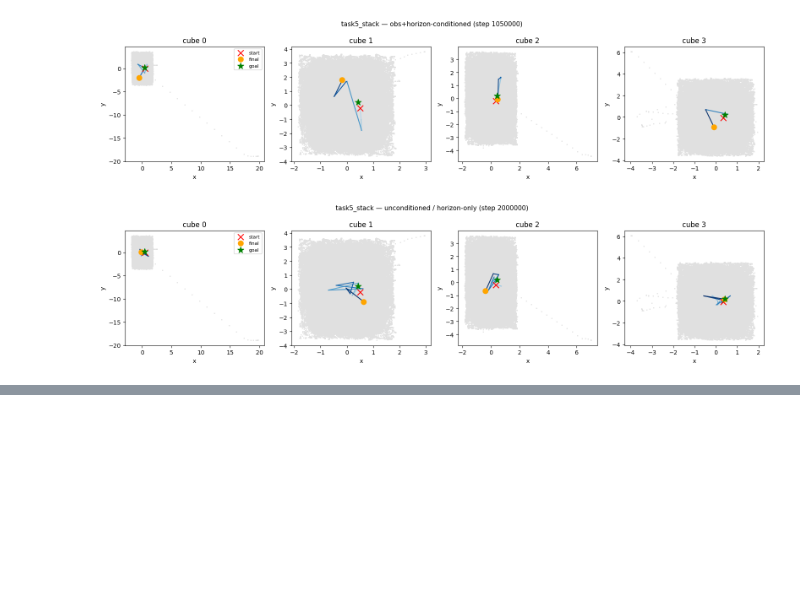
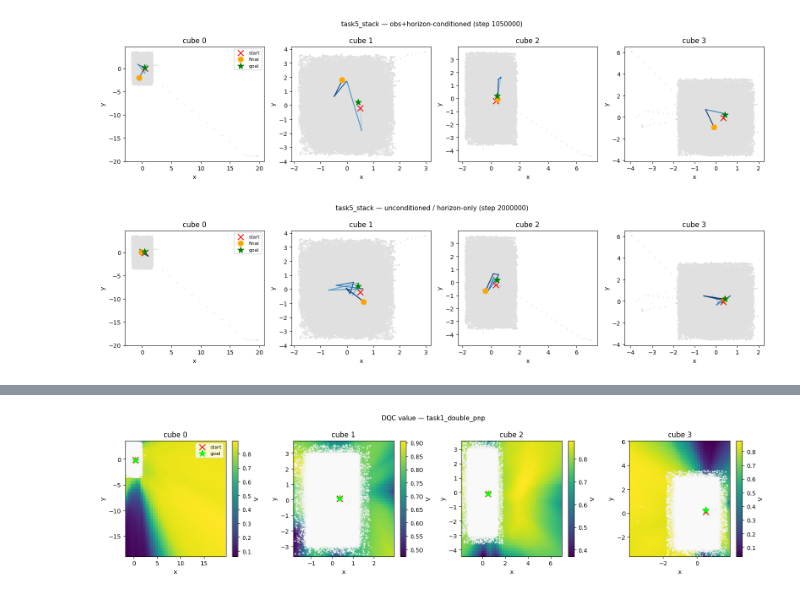
Before and after one commit to jnzhao3/horizon-reduction, a Jupyter notebook: 14_cube_quadruple_subgoal_proposer.ipynb, the cells around one changed output, grey strips where cells are left out. Cells and saved outputs as stored; diff of their text form; code cells hidden in the pictures; blank space fills up the shorter version.

```diff
--- a/14_cube_quadruple_subgoal_proposer.ipynb
+++ b/14_cube_quadruple_subgoal_proposer.ipynb
@@ -513,0 +576,9 @@ for task_info in task_infos:
+# %%
+dqc_dataset = CGCDataset(base_train_dataset, config=dqc_agent_config)
+dqc_example_batch = dqc_dataset.sample(1)
+
+dqc_agent = agent_registry[dqc_agent_config['agent_name']].create(
+    base_config['seed'], dqc_example_batch, dqc_agent_config,
+)
+dqc_agent = restore_agent(dqc_agent, DQC_PATH, DQC_CKPT)
+print(f'Restored DQC agent from step {DQC_CKPT}')
@@ -513,0 +604,6 @@ for task_info in task_infos:
+# %%
+horizon = 100
+num_samples = 128
+# %%
+rng = jax.random.PRNGKey(1001)
+sample_rng, rng = jax.random.split(rng)
@@ -513,0 +709,74 @@ for task_info in task_infos:
+# %%
+import jax.numpy as jnp
+
+XYZ_CENTER  = np.array([0.425, 0.0, 0.0], dtype=np.float32)
+XYZ_SCALER  = 10.0
+Z_FIXED     = 0.02   # near-table height used when sweeping XY
+GRID_SIZE   = 40
+
+
+def xyzs_to_oracle(xyzs):
+    """(num_cubes, 3) → flat 12-dim oracle rep."""
+    return ((np.asarray(xyzs, dtype=np.float32) - XYZ_CENTER) * XYZ_SCALER).reshape(-1)
+
+
+def plot_dqc_value_heatmap(dqc_agent, env, task_info, all_cube_xyz, num_cubes,
+                            grid_size=GRID_SIZE, title=''):
+    ob, _ = env.reset(options=dict(task_info=task_info))
+    goal_xyzs = np.asarray(task_info['goal_xyzs'], dtype=np.float32)   # (num_cubes, 3)
+    init_xyzs = np.asarray(task_info['init_xyzs'], dtype=np.float32)
+
+    fig, axes = plt.subplots(1, num_cubes, figsize=(4 * num_cubes, 4), squeeze=False)
+    axes = axes[0]
+
+    for cube_idx in range(num_cubes):
+        ax = axes[cube_idx]
+
+        # Grid over this cube's XY range in the dataset
+        xs = all_cube_xyz[:, cube_idx, 0]
+        ys = all_cube_xyz[:, cube_idx, 1]
+        x_grid = np.linspace(xs.min(), xs.max(), grid_size)
+        y_grid = np.linspace(ys.min(), ys.max(), grid_size)
+        xx, yy = np.meshgrid(x_grid, y_grid)
+
+        # Build oracle rep goals: other cubes fixed at their goal positions
+        swept_xyzs = np.tile(goal_xyzs[None], (grid_size * grid_size, 1, 1))  # (N, 4, 3)
+        swept_xyzs[:, cube_idx, 0] = xx.ravel()
+        swept_xyzs[:, cube_idx, 1] = yy.ravel()
+        swept_xyzs[:, cube_idx, 2] = Z_FIXED
+        grid_goals = ((swept_xyzs - XYZ_CENTER) * XYZ_SCALER).reshape(-1, num_cubes * 3)
+
+        # Evaluate value in one batched call
+        obs_batch = np.repeat(ob[None], len(grid_goals), axis=0)
+        v_logits  = np.asarray(dqc_agent.network.select('value')(obs_batch, goals=grid_goals))
+        v_values  = jax.nn.sigmoid(v_logits).reshape(grid_size, grid_size)
+
+        im = ax.imshow(
+            np.asarray(v_values), origin='lower',
+            extent=[x_grid[0], x_grid[-1], y_grid[0], y_grid[-1]],
+            aspect='auto', cmap='viridis',
+        )
+        ax.scatter(all_cube_xyz[:, cube_idx, 0], all_cube_xyz[:, cube_idx, 1],
+                   s=2, c='white', alpha=0.15, linewidths=0)
+        ax.scatter(*init_xyzs[cube_idx, :2], marker='x', s=100, c='red',   zorder=5, label='start')
+        ax.scatter(*goal_xyzs[cube_idx, :2], marker='*', s=140, c='lime',  zorder=5, label='goal')
+        ax.set_title(f'cube {cube_idx}')
+        ax.set_xlabel('x')
+        ax.set_ylabel('y')
+        plt.colorbar(im, ax=ax, label='V')
+
+    axes[0].legend(loc='best', fontsize=8)
+    if title:
+        fig.suptitle(title, fontsize=11)
+    fig.tight_layout()
+    return fig
+
+
+for task_info in task_infos:
+    fig = plot_dqc_value_heatmap(
+        dqc_agent, env, task_info, all_cube_xyz, num_cubes,
+        title=f"DQC value — {task_info['task_name']}",
+    )
+    plt.show()
+# %% [output]
+[figure, added]
```
Also changed, not shown: parts of 28 cells of this notebook, 5 other files.
